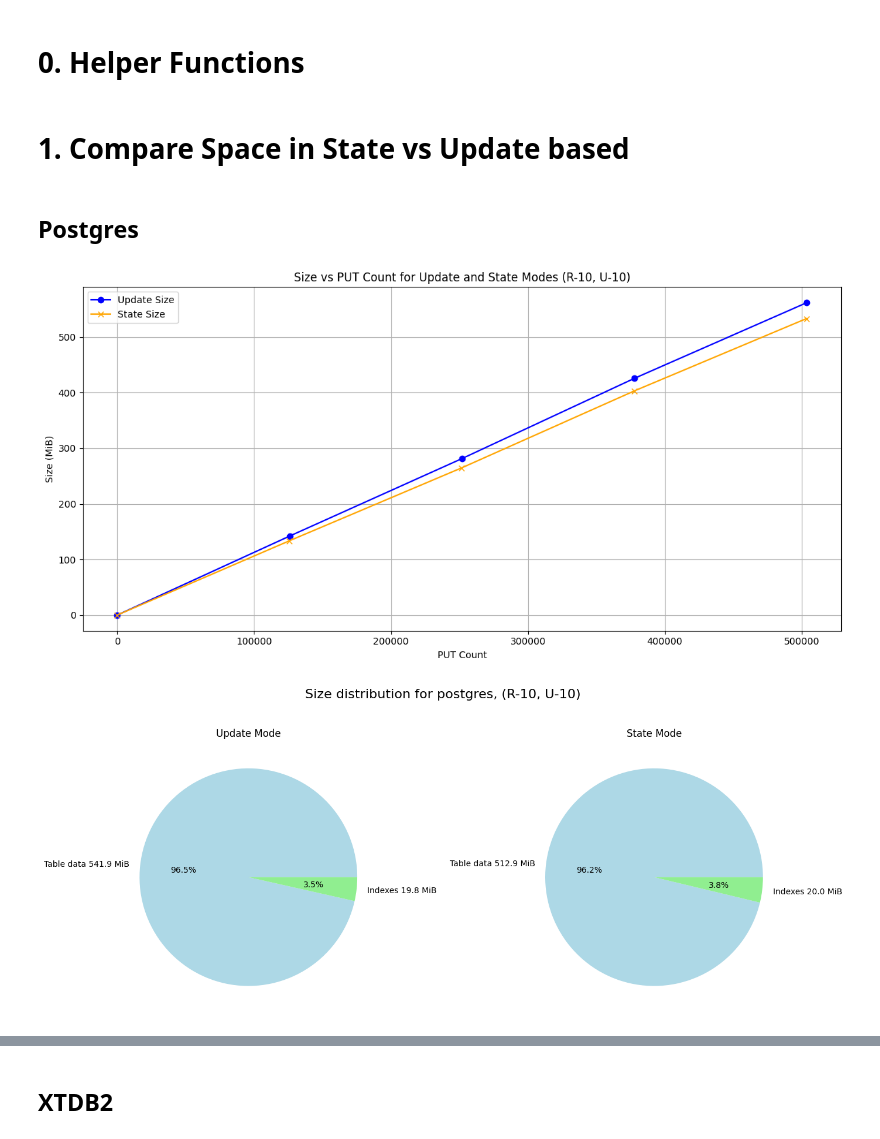
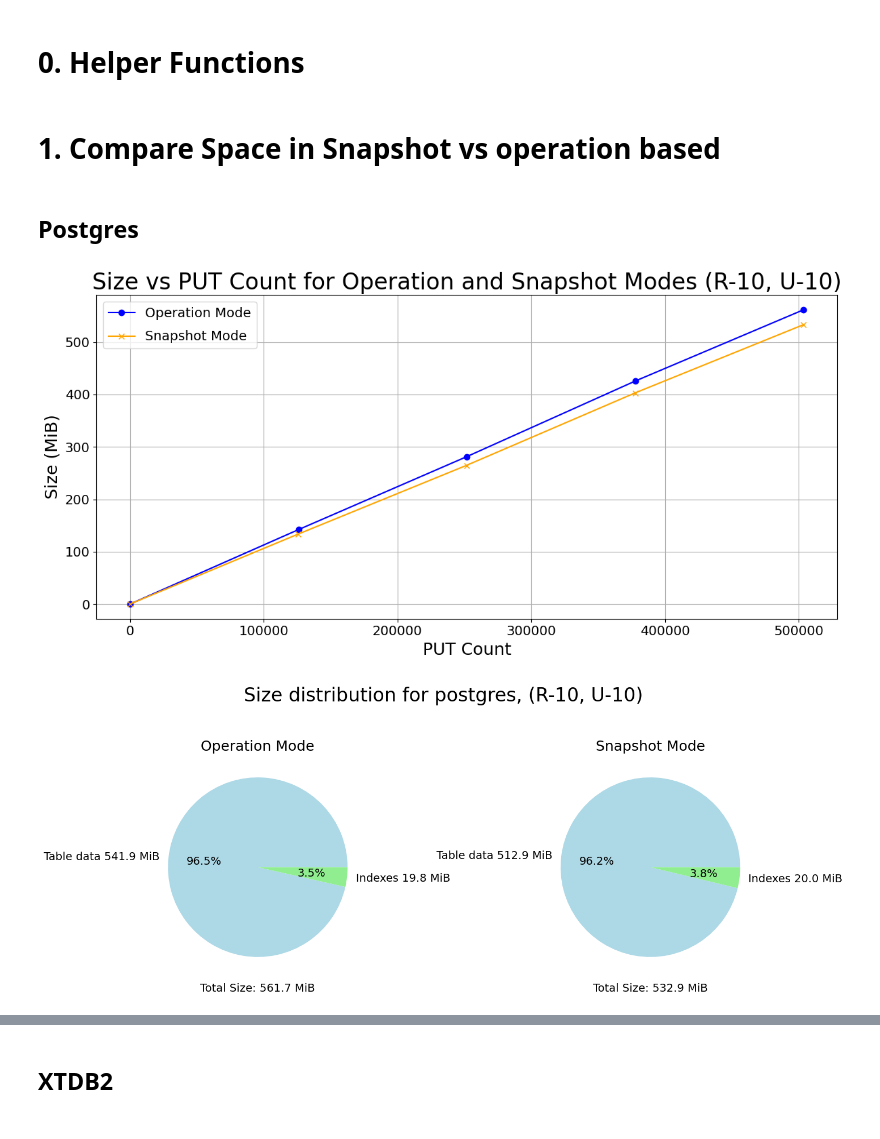
Before and after one commit to DinisSousa2003/api-kevel-mock, a Jupyter notebook: analysis.ipynb, the cells around one changed output, grey strips where cells are left out. Cells and saved outputs as stored; diff of their text form; code cells hidden in the pictures.

```diff
--- a/analysis.ipynb
+++ b/analysis.ipynb
@@ -4,15 +4,23 @@ import pandas as pd
 import matplotlib.pyplot as plt
 from itertools import product
 from matplotlib.patches import Patch
+import copy  # Needed for deep copy of box dictionaries
 
 OUTPUT_FOLDER = "output-aws"
 TIME = 120
 GPT = 30
 NOW = 99
 ALL_DATABASES = ["postgres", "xtdb2", "terminus"]
-MODES = ["Update", "State"]
+MODES = ["Operation", "Snapshot"]
 USERS = [1, 10]
 RATE = [1, 10]
+
+TITLE_SIZE = 24
+LABEL_SIZE = 18
+TICK_SIZE = 14
+LEGEND_SIZE = 14
+
+pd.options.mode.copy_on_write = True
 # %% [markdown]
 # 0. Helper Functions
 # %%
@@ -87,7 +95,7 @@ def load_time_data_indexed(path):
 def to_mib(val):
     return round(val / (1024 ** 2), 2)
 # %% [markdown]
-# 1. Compare Space in State vs Update based
+# 1. Compare Space in Snapshot vs operation based
 # %%
 def load_all_data(path):
     # Load both files
@@ -160,17 +168,18 @@ state_data = load_all_data(state_path)
 
 # Plotting the data - I want the PUT count on the x-axis and the size on the y-axis
 plt.figure(figsize=(12, 6))
-plt.plot(diff_data['ALL PUT'], diff_data['customer_total'], label='Update Size', color='blue', marker='o')
-plt.plot(state_data['ALL PUT'], state_data['customer_total'], label='State Size', color='orange', marker='x')
-plt.xlabel('PUT Count')
-plt.ylabel('Size (MiB)')
-plt.title(f'Size vs PUT Count for Update and State Modes (R-{rate}, U-{users})')
-plt.legend()
+plt.plot(diff_data['ALL PUT'], diff_data['customer_total'], label='Operation Mode', color='blue', marker='o')
+plt.plot(state_data['ALL PUT'], state_data['customer_total'], label='Snapshot Mode', color='orange', marker='x')
+plt.xlabel('PUT Count', fontsize=LABEL_SIZE)
+plt.ylabel('Size (MiB)', fontsize=LABEL_SIZE)
+plt.title(f'Size vs PUT Count for Operation and Snapshot Modes (R-{rate}, U-{users})', fontsize=TITLE_SIZE)
+plt.legend(labelspacing=0.8, fontsize=LEGEND_SIZE)
+plt.tick_params(labelsize=TICK_SIZE)
 plt.grid()
 plt.tight_layout()
 plt.show()
 # %% [output]
-[figure, old version]
+[figure, new version]
 # %%
 # Pie chart for space occupied
 
@@ -180,38 +189,42 @@ latest_state = get_latest_data(state_data)
 
 exclude = ['timestamp', 'ALL PUT']
 latest_diff = latest_diff.drop(labels=exclude, axis=1, errors='ignore')
 latest_state = latest_state.drop(labels=exclude, axis=1, errors='ignore')
 
 # display(latest_diff)
 # display(latest_state)
 
 fig, axes = plt.subplots(1, 2, figsize=(14, 6), sharey=True)
 pos = 0
 
 for mode, data in zip(MODES, [latest_diff, latest_state]):
 
     total_size = data['customer_total'].iloc[0]
     indexes_size = data['customer_indexes'].iloc[0]
     data_size = data['customer_data'].iloc[0]
 
-    # Diff mode plot
+    # Operation Mode plot
     axes[pos].pie([
         data_size,
         indexes_size],
         labels=[
         f'Table data {data_size} MiB',
         f'Indexes {indexes_size} MiB'],
-        autopct='%1.1f%%', colors=['lightblue', 'lightgreen'])
-    axes[pos].set_title(f'{mode} Mode')
+        autopct='%1.1f%%', colors=['lightblue', 'lightgreen'],
+        textprops={'fontsize': LEGEND_SIZE}
+    )
+    axes[pos].set_title(f'{mode} Mode', fontsize=LABEL_SIZE)
     axes[pos].grid(True)
+    axes[pos].set_xlabel(f'Total Size: {total_size} MiB', fontsize=TICK_SIZE)
     pos += 1
 
 # General layout
-fig.suptitle(f'Size distribution for {database}, (R-{rate}, U-{users})', fontsize=16)
+# increase label size
+fig.suptitle(f'Size distribution for {database}, (R-{rate}, U-{users})', fontsize=TITLE_SIZE)
 plt.tight_layout(rect=[0, 0.03, 1, 0.95])
 plt.show()
 # %% [output]
-[figure, old version]
+[figure, new version]
 # %%
 # Bar chart for size distribution
 # I already have the latest_diff and latest_state dataframes with only the relevant columns
```
Also changed, not shown: parts of 15 cells of this notebook, 14 other files.
